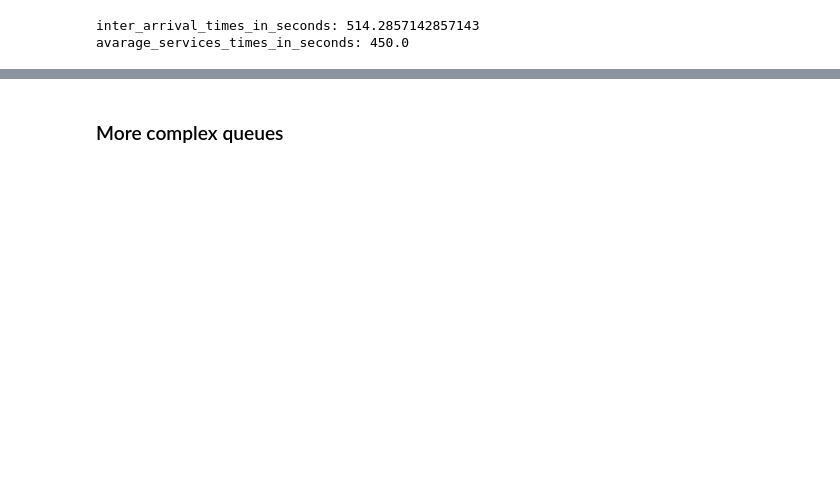
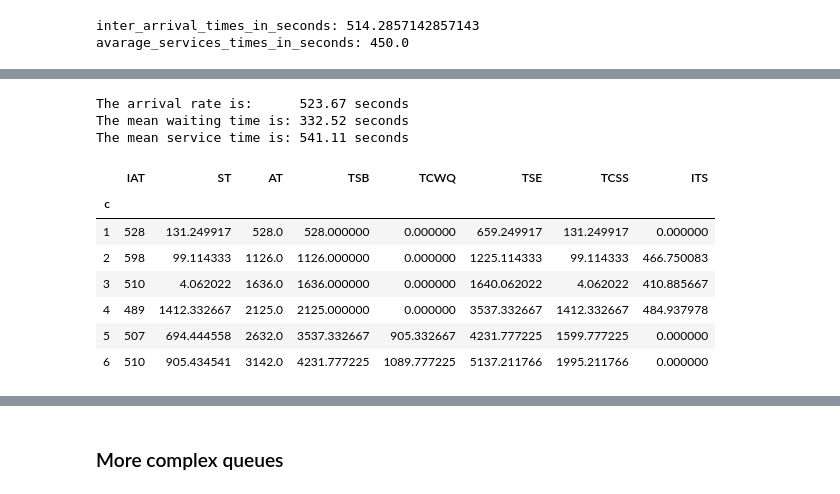
Before and after one commit to TUDelft-CITG/OpenQTSim, a Jupyter notebook: notebooks/Basic Queue using package.ipynb, the cells around one changed output, grey strips where cells are left out. Cells and saved outputs as stored; diff of their text form; code cells hidden in the pictures; blank space fills up the shorter version.

```diff
--- a/notebooks/Basic Queue using package.ipynb
+++ b/notebooks/Basic Queue using package.ipynb
@@ -33,0 +34,17 @@ Wall time: 2.07 ms
+# %%
+sim.get_stats()
+# %% [output]
+The arrival rate is:      523.67 seconds
+The mean waiting time is: 332.52 seconds
+The mean service time is: 541.11 seconds
+# %%
+sim.return_log()
+# %% [output]
+|  | IAT | ST | AT | TSB | TCWQ | TSE | TCSS | ITS |
+| c |  |  |  |  |  |  |  |  |
+| 1 | 528 | 131.249917 | 528.0 | 528.000000 | 0.000000 | 659.249917 | 131.249917 | 0.000000 |
+| 2 | 598 | 99.114333 | 1126.0 | 1126.000000 | 0.000000 | 1225.114333 | 99.114333 | 466.750083 |
+| 3 | 510 | 4.062022 | 1636.0 | 1636.000000 | 0.000000 | 1640.062022 | 4.062022 | 410.885667 |
+| 4 | 489 | 1412.332667 | 2125.0 | 2125.000000 | 0.000000 | 3537.332667 | 1412.332667 | 484.937978 |
+| 5 | 507 | 694.444558 | 2632.0 | 3537.332667 | 905.332667 | 4231.777225 | 1599.777225 | 0.000000 |
+| 6 | 510 | 905.434541 | 3142.0 | 4231.777225 | 1089.777225 | 5137.211766 | 1995.211766 | 0.000000 |
```
Also changed, not shown: parts of 12 cells of this notebook, 4 other files.
